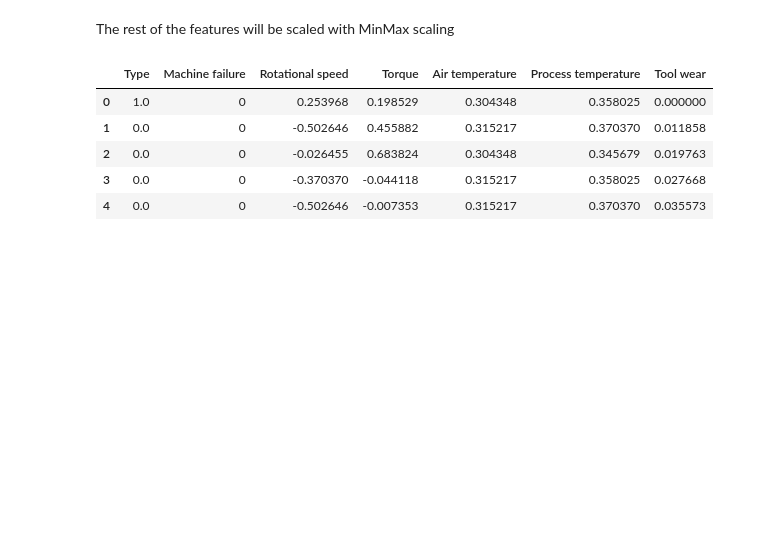
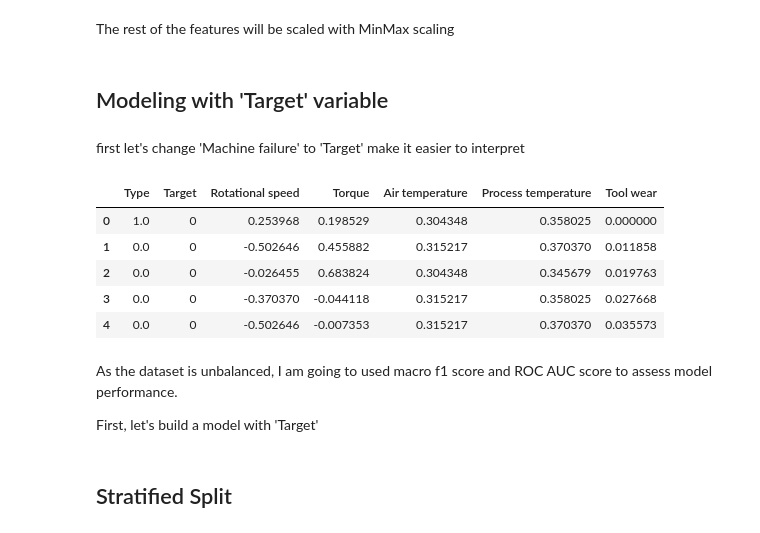
Before and after one commit to nayana-sisil/predictive-maintenance-ml, a Jupyter notebook: Predictive_maintaince.ipynb, the cells around one changed output. Cells and saved outputs as stored; diff of their text form; code cells hidden in the pictures; blank space fills up the shorter version.

```diff
--- a/Predictive_maintaince.ipynb
+++ b/Predictive_maintaince.ipynb
@@ -538,7 +538,7 @@ columns =  ['Rotational speed','Torque']
 
 scaled = transformer.fit_transform(df[columns])
 
-scaled_df = pd.DataFrame(scaled, columns=coloumns)
+scaled_df = pd.DataFrame(scaled, columns=columns)
 
 df.drop(columns, axis=1, inplace=True)
 
@@ -567,11 +567,25 @@ df.drop(columns,axis=1, inplace=True)
 
 df = pd.concat([df,df_scaled], axis=1)
 # %%
-df.head()
+df_scaled = df.copy()
-# %% [output]
-|  | Type | Machine failure | Rotational speed | Torque | Air temperature | Process temperature | Tool wear |
-| 0 | 1.0 | 0 | 0.253968 | 0.198529 | 0.304348 | 0.358025 | 0.000000 |
-| 1 | 0.0 | 0 | -0.502646 | 0.455882 | 0.315217 | 0.370370 | 0.011858 |
-| 2 | 0.0 | 0 | -0.026455 | 0.683824 | 0.304348 | 0.345679 | 0.019763 |
-| 3 | 0.0 | 0 | -0.370370 | -0.044118 | 0.315217 | 0.358025 | 0.027668 |
-| 4 | 0.0 | 0 | -0.502646 | -0.007353 | 0.315217 | 0.370370 | 0.035573 |
+# %% [markdown]
+## Modeling with 'Target' variable
+# %% [markdown]
+first let's change 'Machine failure' to 'Target' make it easier to interpret
+# %%
+df_scaled.rename(mapper={'Machine failure':'Target'}, axis=1, inplace=True)
+# %%
+df_scaled.head()
+# %% [output]
+|  | Type | Target | Rotational speed | Torque | Air temperature | Process temperature | Tool wear |
+| 0 | 1.0 | 0 | 0.253968 | 0.198529 | 0.304348 | 0.358025 | 0.000000 |
+| 1 | 0.0 | 0 | -0.502646 | 0.455882 | 0.315217 | 0.370370 | 0.011858 |
+| 2 | 0.0 | 0 | -0.026455 | 0.683824 | 0.304348 | 0.345679 | 0.019763 |
+| 3 | 0.0 | 0 | -0.370370 | -0.044118 | 0.315217 | 0.358025 | 0.027668 |
+| 4 | 0.0 | 0 | -0.502646 | -0.007353 | 0.315217 | 0.370370 | 0.035573 |
+# %% [markdown]
+As the dataset is unbalanced, I am going to used macro f1 score and ROC AUC score to assess model performance.
+
+First, let's build a model with 'Target'
+# %% [markdown]
+## Stratified Split
```
Also changed, not shown: parts of 4 cells of this notebook.
